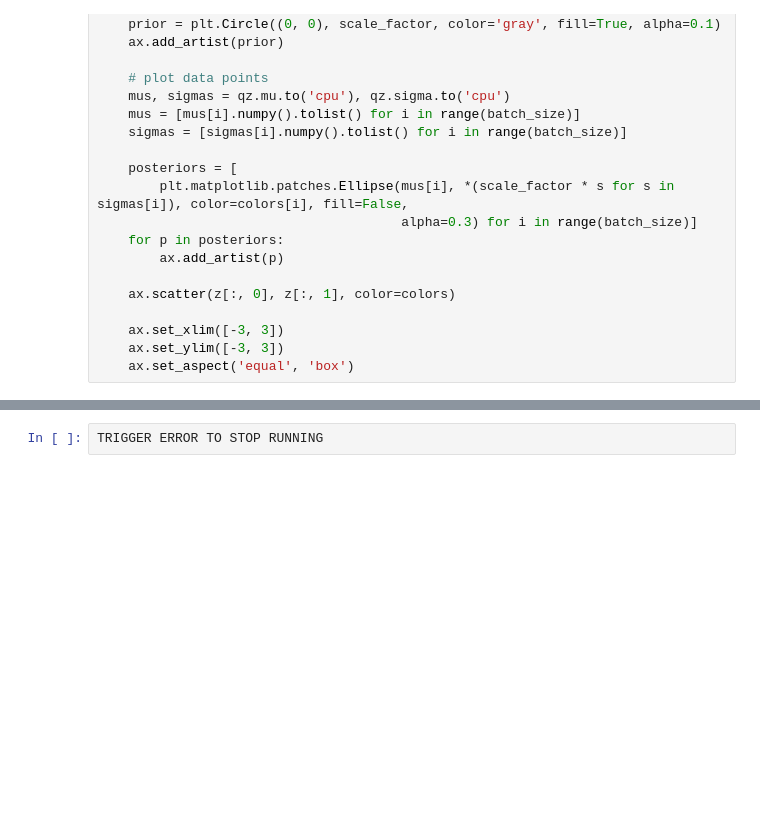
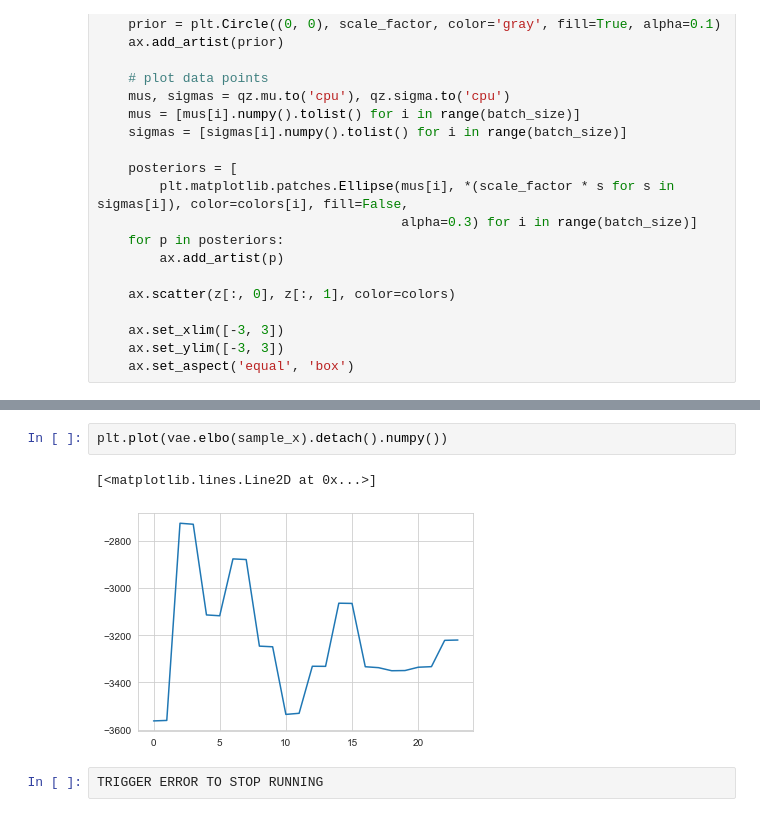
Before and after one commit to Blankuca/DeepLearning-VAE, a Jupyter notebook: Main_EEG.ipynb, the cells around one changed output, grey strips where cells are left out. Saved outputs shown, nothing was run; the diff lists cells and outputs as text; blank space fills up the shorter version.

```diff
--- a/Main_EEG.ipynb
+++ b/Main_EEG.ipynb
@@ -638,3 +623,8 @@ for i in range(channels):
+# %%
+plt.plot(vae.elbo(sample_x).detach().numpy())
+# %% [output]
+[<matplotlib.lines.Line2D at 0x...>]
+[figure, added]
 # %%
 TRIGGER ERROR TO STOP RUNNING
 # %% [markdown]
```
Also changed, not shown: parts of 19 cells of this notebook, 2 other files.
